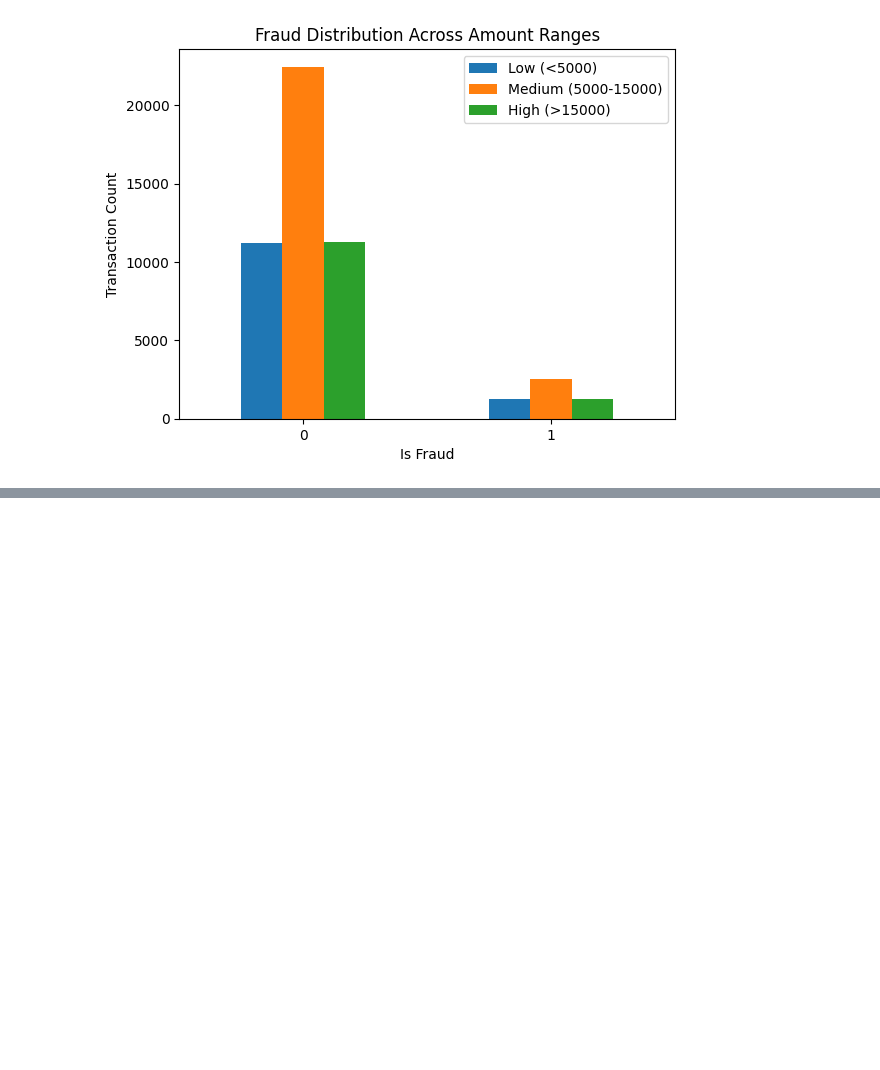
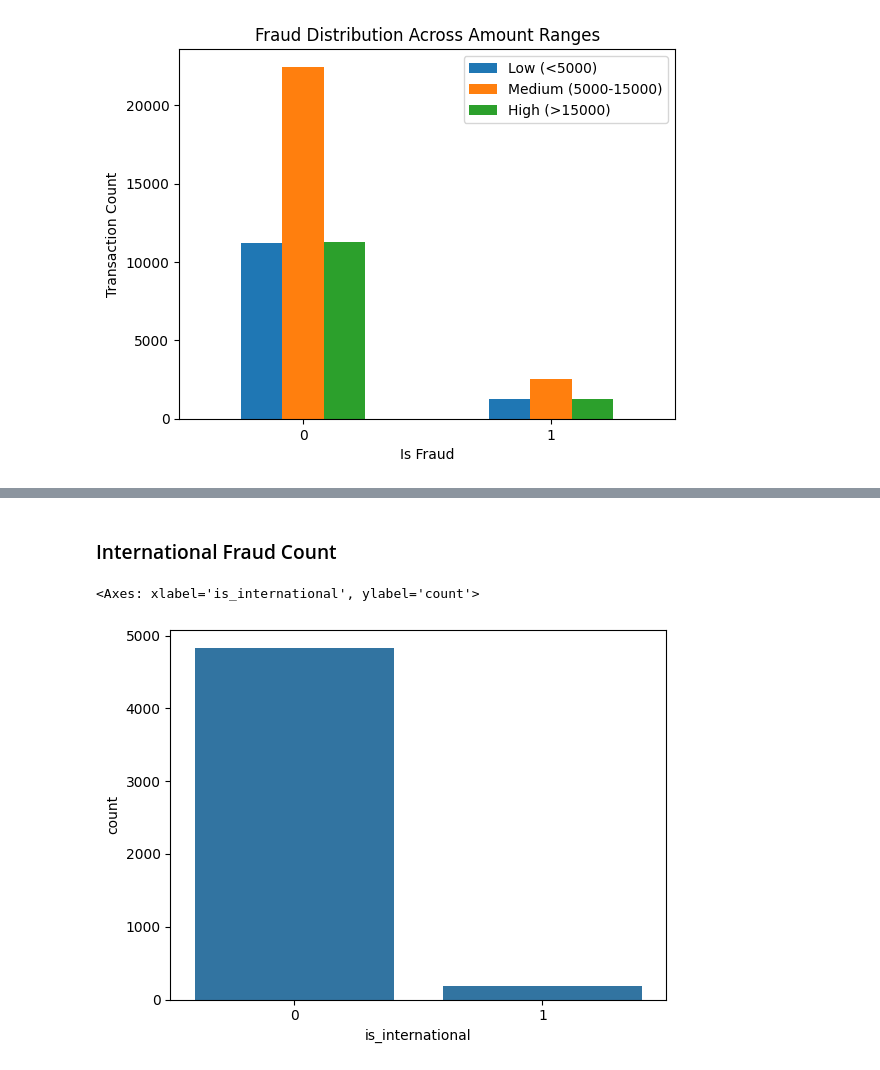
Before and after one commit to midhunmanohar25/Fraud_Detection_Project, a Jupyter notebook: notebooks/03_Multivariate_EDA_Fraud_Detection.ipynb, the cells around one changed output, grey strips where cells are left out. Cells and saved outputs as stored; diff of their text form; code cells hidden in the pictures; blank space fills up the shorter version.

```diff
--- a/notebooks/03_Multivariate_EDA_Fraud_Detection.ipynb
+++ b/notebooks/03_Multivariate_EDA_Fraud_Detection.ipynb
@@ -349,0 +293,8 @@ top_20_df
+# %% [markdown]
+### International Fraud Count
+# %%
+fraud_int_count = fraud_df.groupby('is_international')['is_fraud'].value_counts().reset_index()
+sns.barplot(data=fraud_int_count, x='is_international',y='count')
+# %% [output]
+<Axes: xlabel='is_international', ylabel='count'>
+[figure, added]
```
Also changed, not shown: parts of 24 cells of this notebook, 1 other file.
